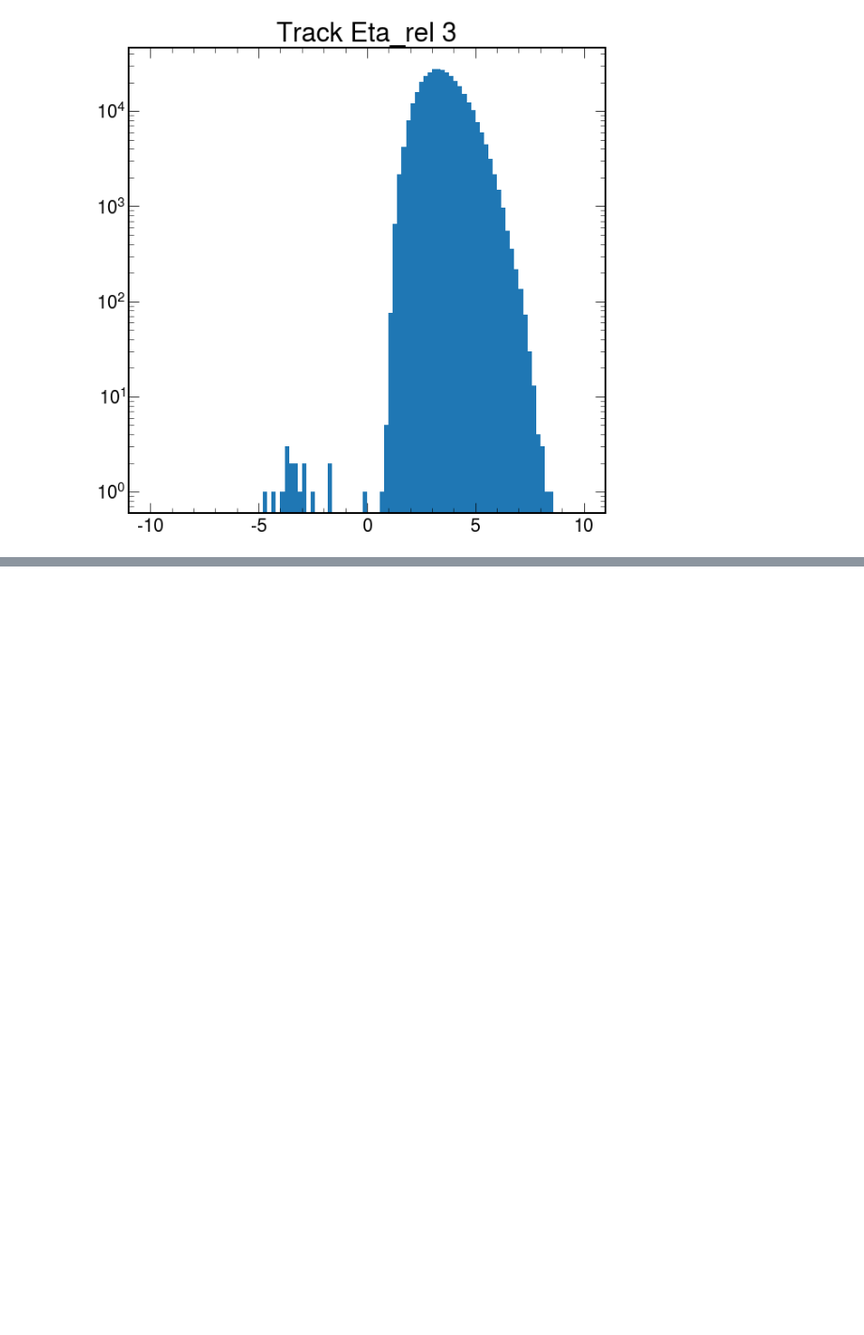
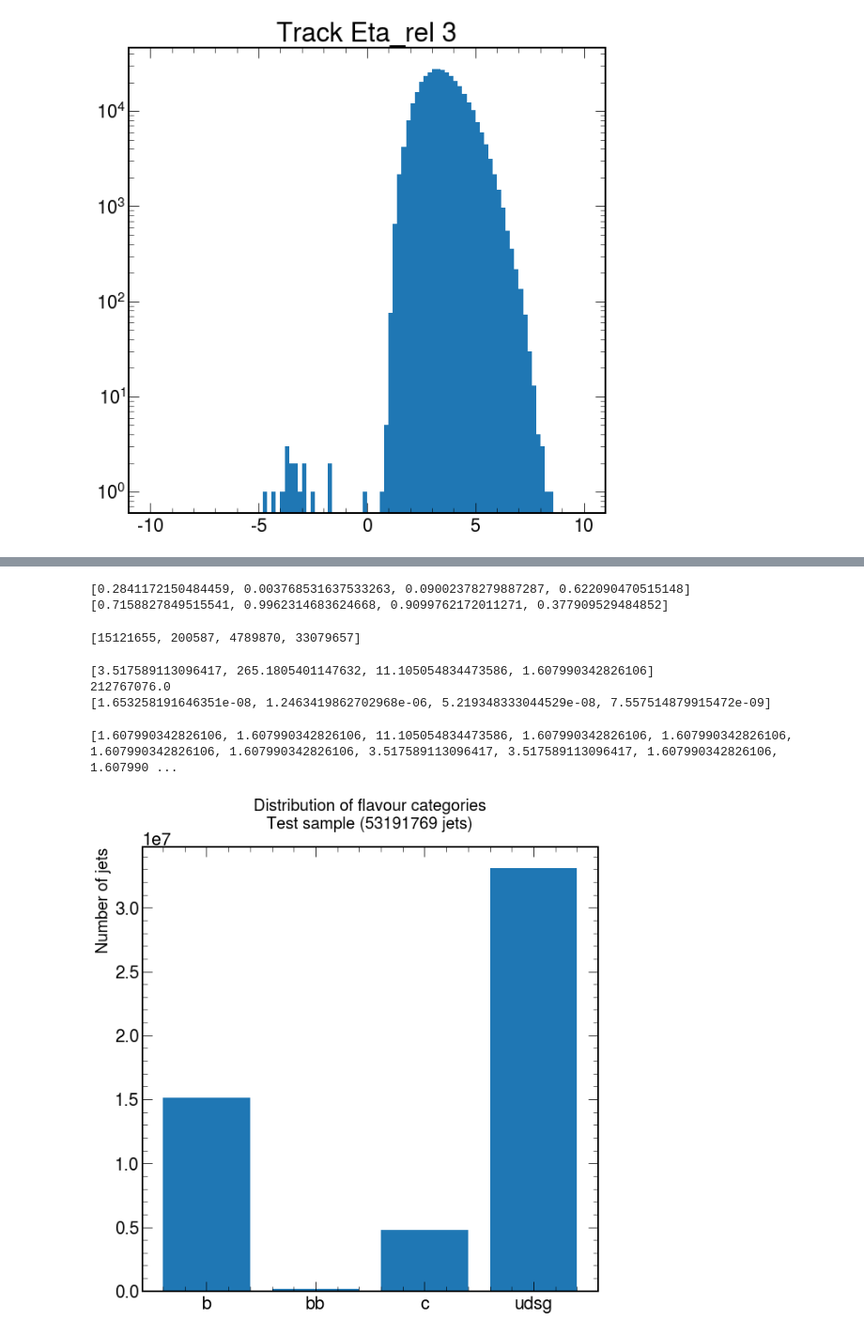
Before and after one commit to AnnikaStein/AI_Safety_2021, a Jupyter notebook: new_march_21/information_data.ipynb, the cells around one changed output, grey strips where cells are left out. Shown: that part at 94% size. Cells and saved outputs as stored; diff of their text form; code cells hidden in the pictures; blank space fills up the shorter version.

```diff
--- a/new_march_21/information_data.ipynb
+++ b/new_march_21/information_data.ipynb
@@ -430,0 +568,50 @@ Text(0.5, 1.0, 'Track Eta_rel 3')
+# %%
+va_rel_freq = [va0count/len(vatarget), va1count/len(vatarget), va2count/len(vatarget), va3count/len(vatarget)]
+print(va_rel_freq)
+va_weights = [(1 - va_rel_freq[c]) for c in range(4)]
+print(va_weights)
+# %% [output]
+[0.2841172150484459, 0.003768531637533263, 0.09002378279887287, 0.622090470515148]
+[0.7158827849515541, 0.9962314683624668, 0.9099762172011271, 0.377909529484852]
+# %%
+te0count = len(tetarget[tetarget == 0])
+te1count = len(tetarget[tetarget == 1])
+te2count = len(tetarget[tetarget == 2])
+te3count = len(tetarget[tetarget == 3])
+# %%
+print([te0count, te1count, te2count, te3count])
+# %% [output]
+[15121655, 200587, 4789870, 33079657]
+# %%
+'''
+    Derive weights for imbalanced classes during evaluation
+'''
+# https://towardsdatascience.com/address-class-imbalance-easily-with-pytorch-bb540497d2a6
+# https://stackoverflow.com/questions/60812032/using-weightedrandomsampler-in-pytorch
+test_counts = [te0count, te1count, te2count, te3count]
+
+unnormalized_weight_vector = [sum(test_counts)/test_counts[i] for i in range(4)]
+print(unnormalized_weight_vector)
+weighted_sum_of_weights = sum([unnormalized_weight_vector[i]*test_counts[i] for i in range(4)])
+print(weighted_sum_of_weights)
+normalized_weight_vector = [unnormalized_weight_vector[i]/weighted_sum_of_weights for i in range(4)]
+print(normalized_weight_vector)
+
+weights = [unnormalized_weight_vector[tetarget[i]] for i in range(sum(test_counts))]
+# %% [output]
+[3.517589113096417, 265.1805401147632, 11.105054834473586, 1.607990342826106]
+212767076.0
+[1.653258191646351e-08, 1.2463419862702968e-06, 5.219348333044529e-08, 7.557514879915472e-09]
+# %%
+print(weights[:100])
+# %% [output]
+[1.607990342826106, 1.607990342826106, 11.105054834473586, 1.607990342826106, 1.607990342826106, 1.607990342826106, 1.607990342826106, 3.517589113096417, 3.517589113096417, 1.607990342826106, 1.607990 ...
+# %%
+plt.title(f'Distribution of flavour categories\nTest sample ({len(tetarget)} jets)', fontsize=20,
+              y=1.03)
+plt.bar(pos, [te0count, te1count, te2count, te3count])
+plt.xticks(pos, categories)
+plt.ylabel('Number of jets', fontsize=20)
+plt.savefig(f'/home/um106329/aisafety/new_march_21/229_te_clean_TT.svg', bbox_inches='tight', facecolor='w', transparent=False)
+# %% [output]
+[figure, added]
```
Also changed, not shown: parts of 59 cells of this notebook.
